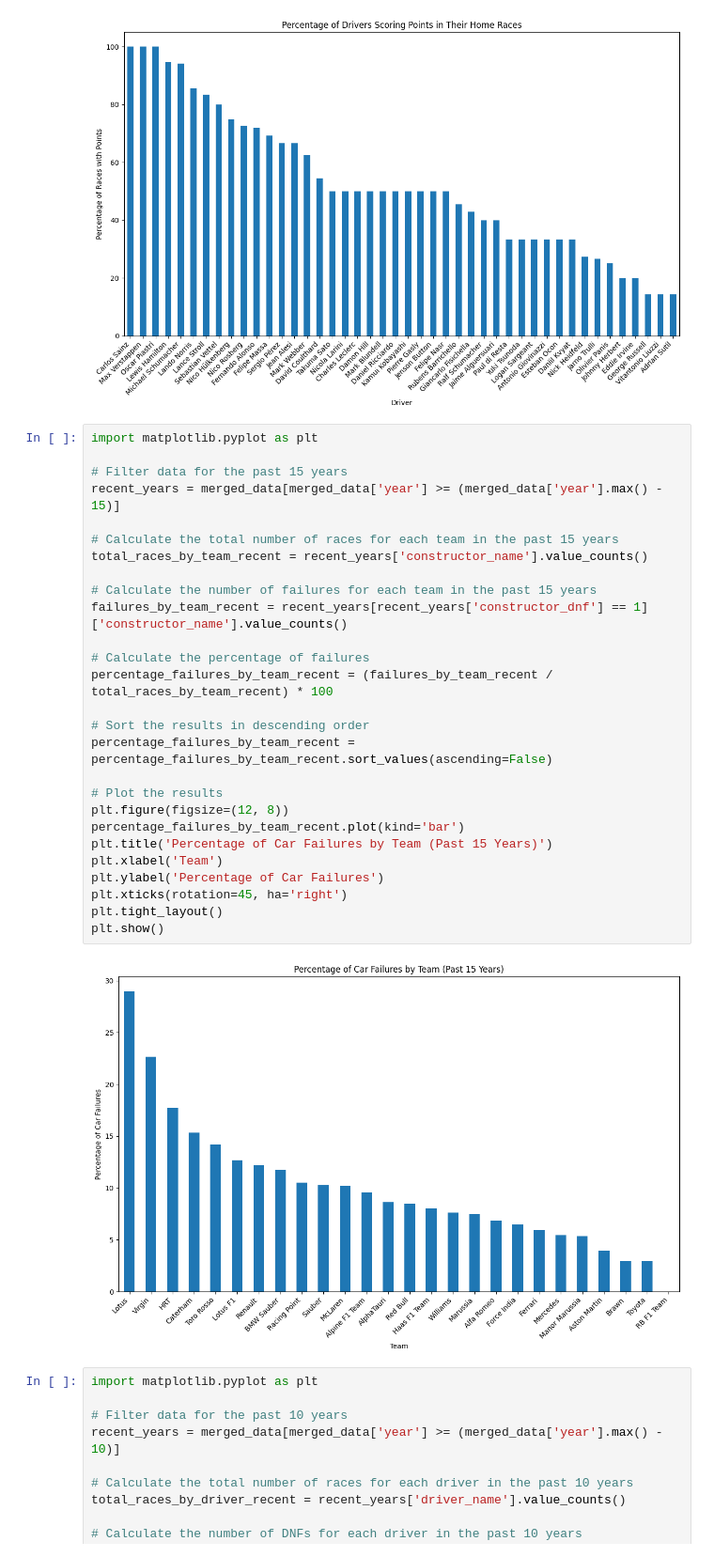
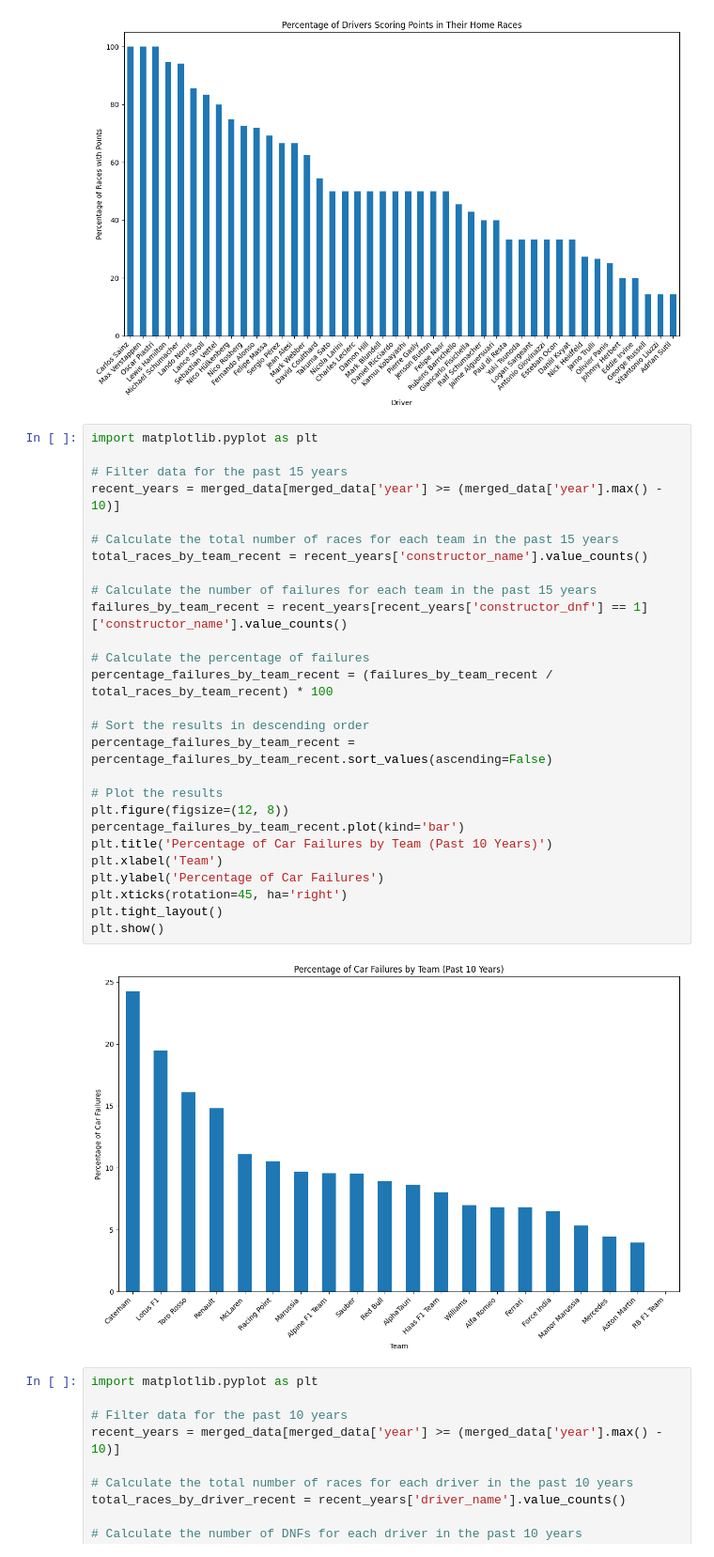
Before and after one commit to joelcalm/Formula1Prediction, a Jupyter notebook: f1_2.ipynb, the cells around one changed output. Shown at 94% size. Saved outputs shown, nothing was run; the diff lists cells and outputs as text.

```diff
--- a/f1_2.ipynb
+++ b/f1_2.ipynb
@@ -772,32 +772,32 @@ plt.show()
 # %%
 import matplotlib.pyplot as plt
 
 # Filter data for the past 15 years
-recent_years = merged_data[merged_data['year'] >= (merged_data['year'].max() - 15)]
+recent_years = merged_data[merged_data['year'] >= (merged_data['year'].max() - 10)]
 
 # Calculate the total number of races for each team in the past 15 years
 total_races_by_team_recent = recent_years['constructor_name'].value_counts()
 
 # Calculate the number of failures for each team in the past 15 years
 failures_by_team_recent = recent_years[recent_years['constructor_dnf'] == 1]['constructor_name'].value_counts()
 
 # Calculate the percentage of failures
 percentage_failures_by_team_recent = (failures_by_team_recent / total_races_by_team_recent) * 100
 
 # Sort the results in descending order
 percentage_failures_by_team_recent = percentage_failures_by_team_recent.sort_values(ascending=False)
 
 # Plot the results
 plt.figure(figsize=(12, 8))
 percentage_failures_by_team_recent.plot(kind='bar')
-plt.title('Percentage of Car Failures by Team (Past 15 Years)')
+plt.title('Percentage of Car Failures by Team (Past 10 Years)')
 plt.xlabel('Team')
 plt.ylabel('Percentage of Car Failures')
 plt.xticks(rotation=45, ha='right')
 plt.tight_layout()
 plt.show()
 # %% [output]
-[figure, old version]
+[figure, new version]
 # %%
 import matplotlib.pyplot as plt
 
```
Also changed, not shown: parts of 34 cells of this notebook, 1 other file.
